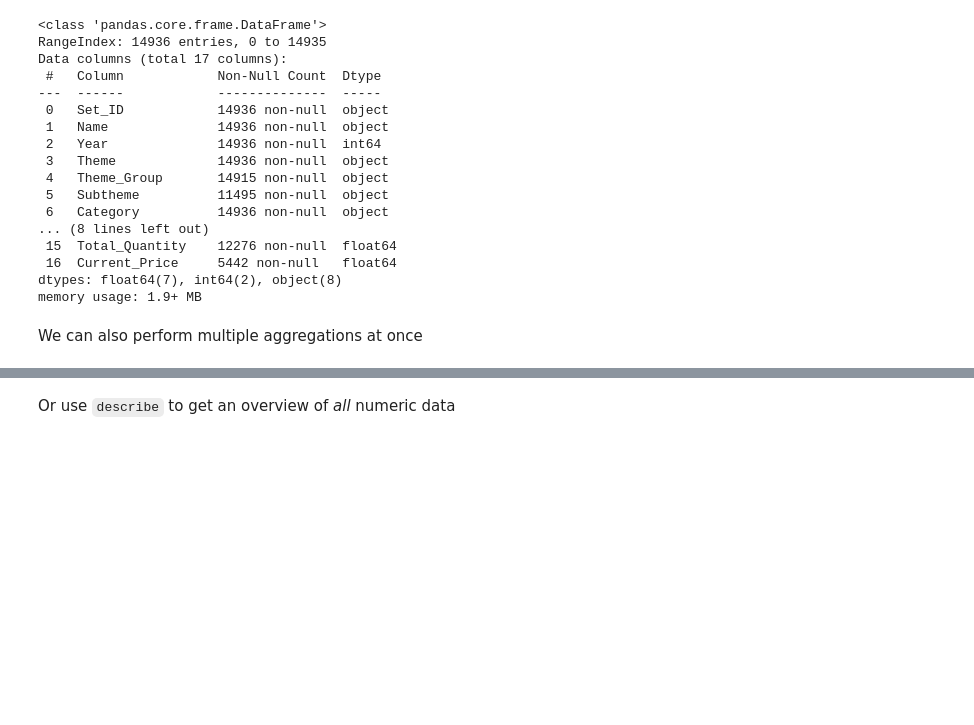
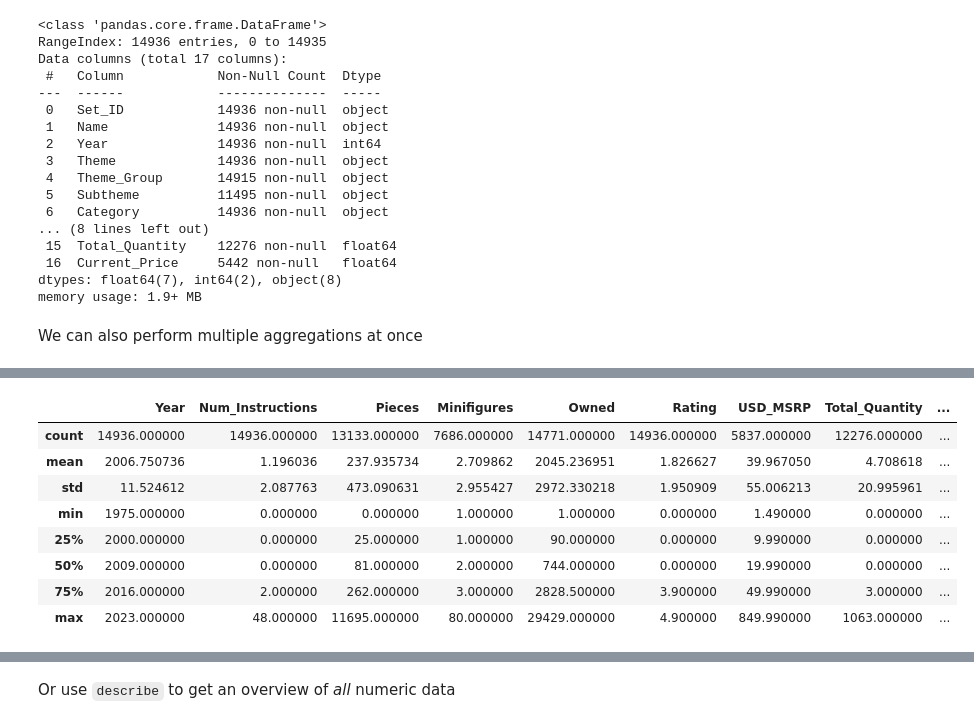
Before and after one commit to milena-seismo/DSB-Unit-02, a Jupyter notebook: 02 - Exploring and Joining/03-descriptive-statistics-data-joins-in-pandas.ipynb, the cells around one changed output, grey strips where cells are left out. Saved outputs shown, nothing was run; the diff lists cells and outputs as text; code cells hidden in the pictures; blank space fills up the shorter version.

```diff
--- a/02 - Exploring and Joining/03-descriptive-statistics-data-joins-in-pandas.ipynb
+++ b/02 - Exploring and Joining/03-descriptive-statistics-data-joins-in-pandas.ipynb
@@ -123,0 +129,12 @@ lego[USD_MSRP]
+# %%
+lego.describe()
+# %% [output]
+|  | Year | Num_Instructions | Pieces | Minifigures | Owned | Rating | USD_MSRP | Total_Quantity | ... |
+| count | 14936.000000 | 14936.000000 | 13133.000000 | 7686.000000 | 14771.000000 | 14936.000000 | 5837.000000 | 12276.000000 | ... |
+| mean | 2006.750736 | 1.196036 | 237.935734 | 2.709862 | 2045.236951 | 1.826627 | 39.967050 | 4.708618 | ... |
+| std | 11.524612 | 2.087763 | 473.090631 | 2.955427 | 2972.330218 | 1.950909 | 55.006213 | 20.995961 | ... |
+| min | 1975.000000 | 0.000000 | 0.000000 | 1.000000 | 1.000000 | 0.000000 | 1.490000 | 0.000000 | ... |
+| 25% | 2000.000000 | 0.000000 | 25.000000 | 1.000000 | 90.000000 | 0.000000 | 9.990000 | 0.000000 | ... |
+| 50% | 2009.000000 | 0.000000 | 81.000000 | 2.000000 | 744.000000 | 0.000000 | 19.990000 | 0.000000 | ... |
+| 75% | 2016.000000 | 2.000000 | 262.000000 | 3.000000 | 2828.500000 | 3.900000 | 49.990000 | 3.000000 | ... |
+| max | 2023.000000 | 48.000000 | 11695.000000 | 80.000000 | 29429.000000 | 4.900000 | 849.990000 | 1063.000000 | ... |
```
Also changed, not shown: parts of 2 cells of this notebook.
